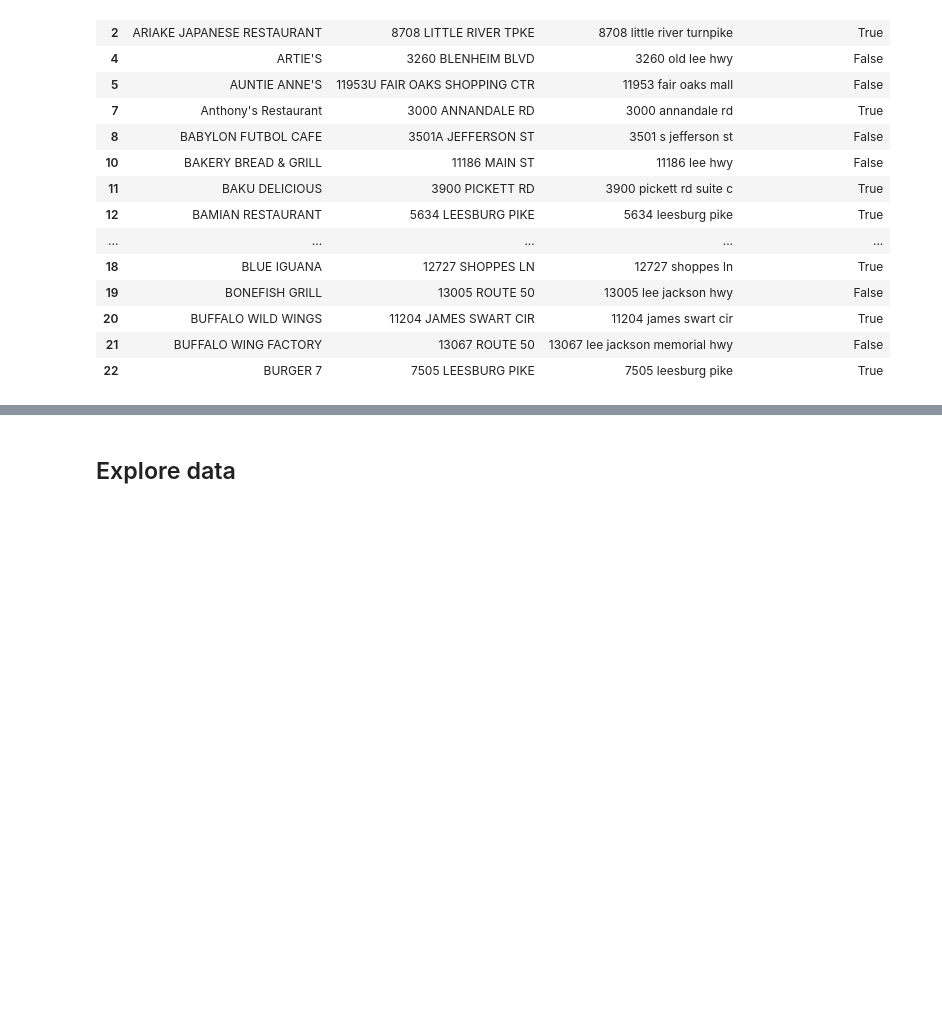
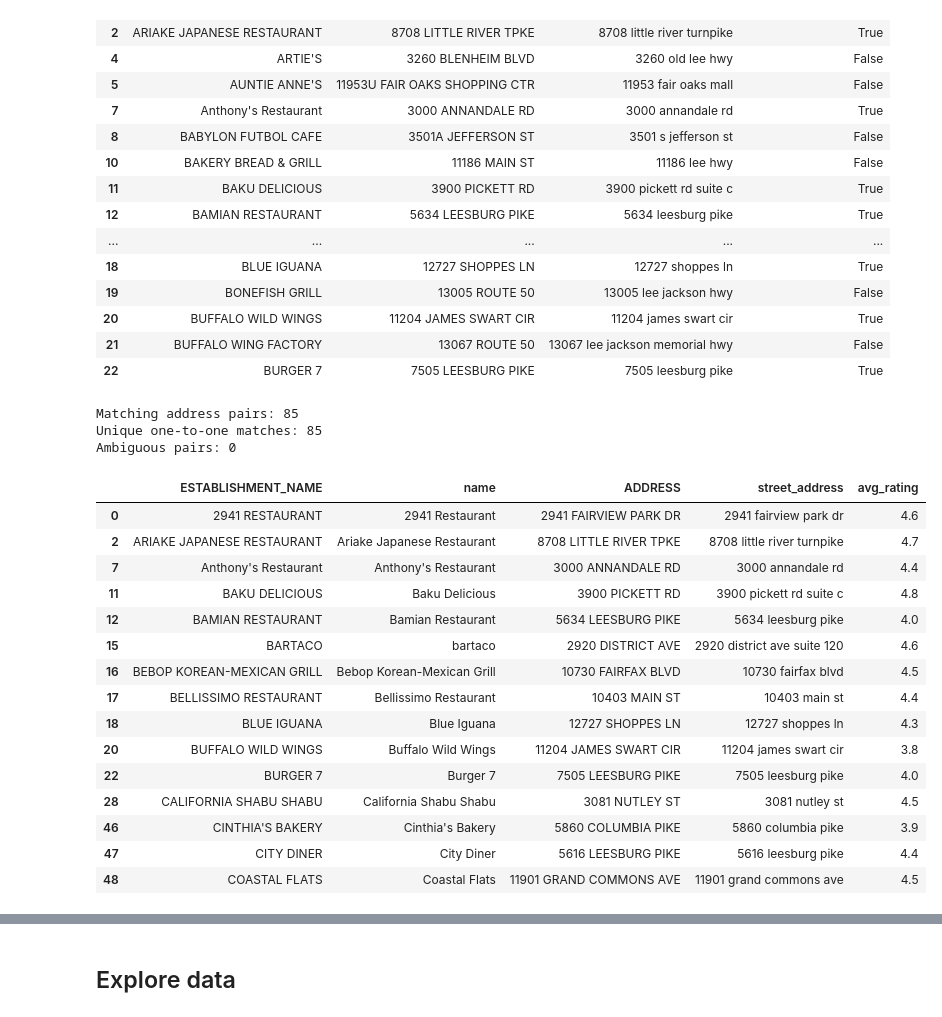
Before and after one commit to hwayalew/ds3001_team1_project, a Jupyter notebook: notebook.ipynb, the cells around one changed output, grey strips where cells are left out. Drawn from its saved outputs; the diff is of its cells as text; code cells hidden in the pictures; blank space fills up the shorter version.

Commit message:
Combining Google Ratings with inspection records

```diff
--- a/notebook.ipynb
+++ b/notebook.ipynb
@@ -699,3 +695,59 @@ Still different: 84
 | 20 | BUFFALO WILD WINGS | 11204 JAMES SWART CIR | 11204 james swart cir | True |
 | 21 | BUFFALO WING FACTORY | 13067 ROUTE 50 | 13067 lee jackson memorial hwy | False |
 | 22 | BURGER 7 | 7505 LEESBURG PIKE | 7505 leesburg pike | True |
+# %%
+#Check unique restaurant matches
+
+# Keep pairs with matching street addresses
+exact_matches = address_matches[
+    address_matches["street_match_improved"]
+].copy()
+
+# Count how often each Fairfax restaurant appears
+fairfax_counts = exact_matches["RECORDID"].value_counts()
+
+# Count how often each Google restaurant appears
+google_counts = exact_matches["gmap_id"].value_counts()
+
+# Check whether each restaurant has only one match
+exact_matches["unique_match"] = (
+    exact_matches["RECORDID"].map(fairfax_counts).eq(1)
+    & exact_matches["gmap_id"].map(google_counts).eq(1)
+)
+
+print("Matching address pairs:", len(exact_matches))
+
+print("Unique one-to-one matches:",
+      exact_matches["unique_match"].sum())
+
+print("Ambiguous pairs:",
+      (~exact_matches["unique_match"]).sum())
+
+# Preview one-to-one matches
+display(
+    exact_matches.loc[
+        exact_matches["unique_match"],
+        ["ESTABLISHMENT_NAME", "name",
+         "ADDRESS", "street_address", "avg_rating"]
+    ].head(15)
+)
+# %% [output]
+Matching address pairs: 85
+Unique one-to-one matches: 85
+Ambiguous pairs: 0
+|  | ESTABLISHMENT_NAME | name | ADDRESS | street_address | avg_rating |
+| 0 | 2941 RESTAURANT | 2941 Restaurant | 2941 FAIRVIEW PARK DR | 2941 fairview park dr | 4.6 |
+| 2 | ARIAKE JAPANESE RESTAURANT | Ariake Japanese Restaurant | 8708 LITTLE RIVER TPKE | 8708 little river turnpike | 4.7 |
+| 7 | Anthony's Restaurant | Anthony's Restaurant | 3000 ANNANDALE RD | 3000 annandale rd | 4.4 |
+| 11 | BAKU DELICIOUS | Baku Delicious | 3900 PICKETT RD | 3900 pickett rd suite c | 4.8 |
+| 12 | BAMIAN RESTAURANT | Bamian Restaurant | 5634 LEESBURG PIKE | 5634 leesburg pike | 4.0 |
+| 15 | BARTACO | bartaco | 2920 DISTRICT AVE | 2920 district ave suite 120 | 4.6 |
+| 16 | BEBOP KOREAN-MEXICAN GRILL | Bebop Korean-Mexican Grill | 10730 FAIRFAX BLVD | 10730 fairfax blvd | 4.5 |
+| 17 | BELLISSIMO RESTAURANT | Bellissimo Restaurant | 10403 MAIN ST | 10403 main st | 4.4 |
+| 18 | BLUE IGUANA | Blue Iguana | 12727 SHOPPES LN | 12727 shoppes ln | 4.3 |
+| 20 | BUFFALO WILD WINGS | Buffalo Wild Wings | 11204 JAMES SWART CIR | 11204 james swart cir | 3.8 |
+| 22 | BURGER 7 | Burger 7 | 7505 LEESBURG PIKE | 7505 leesburg pike | 4.0 |
+| 28 | CALIFORNIA SHABU SHABU | California Shabu Shabu | 3081 NUTLEY ST | 3081 nutley st | 4.5 |
+| 46 | CINTHIA'S BAKERY | Cinthia's Bakery | 5860 COLUMBIA PIKE | 5860 columbia pike | 3.9 |
+| 47 | CITY DINER | City Diner | 5616 LEESBURG PIKE | 5616 leesburg pike | 4.4 |
+| 48 | COASTAL FLATS | Coastal Flats | 11901 GRAND COMMONS AVE | 11901 grand commons ave | 4.5 |
```
Also changed, not shown: parts of 5 cells of this notebook.
